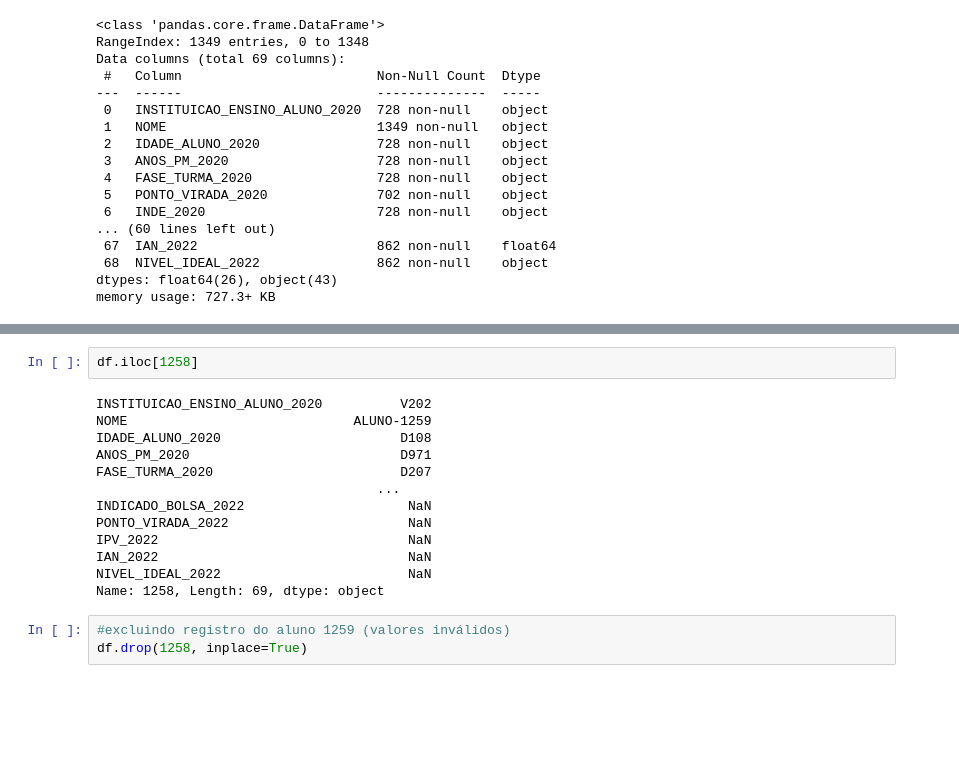
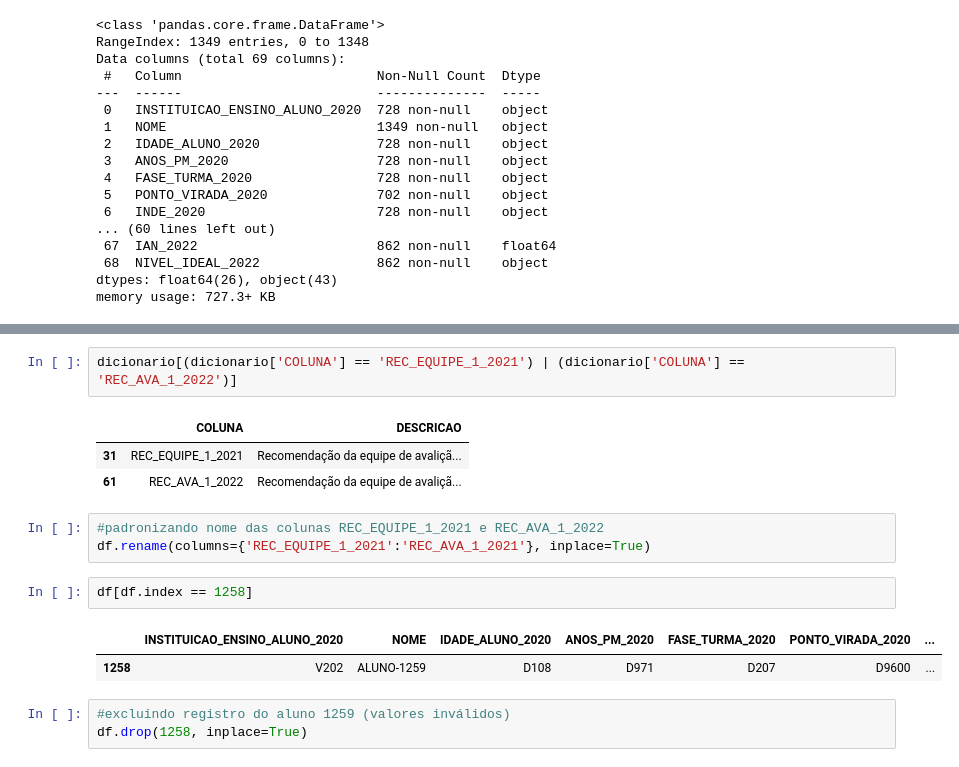
Before and after one commit to jorgeplatero/postech_techchallenge_fase_5, a Jupyter notebook: techchallenge_fase_5.ipynb, the cells around one changed output, grey strips where cells are left out. Cells and saved outputs as stored; diff of their text form; blank space fills up the shorter version.

```diff
--- a/techchallenge_fase_5.ipynb
+++ b/techchallenge_fase_5.ipynb
@@ -210,18 +236,17 @@ set(df.dtypes)
+# %%
+dicionario[(dicionario['COLUNA'] == 'REC_EQUIPE_1_2021') | (dicionario['COLUNA'] == 'REC_AVA_1_2022')]
+# %% [output]
+|  | COLUNA | DESCRICAO |
+| 31 | REC_EQUIPE_1_2021 | Recomendação da equipe de avaliçã... |
+| 61 | REC_AVA_1_2022 | Recomendação da equipe de avaliçã... |
+# %%
+#padronizando nome das colunas REC_EQUIPE_1_2021 e REC_AVA_1_2022
+df.rename(columns={'REC_EQUIPE_1_2021':'REC_AVA_1_2021'}, inplace=True)
 # %%
-df.iloc[1258]
+df[df.index == 1258]
 # %% [output]
-INSTITUICAO_ENSINO_ALUNO_2020          V202
-NOME                             ALUNO-1259
-IDADE_ALUNO_2020                       D108
-ANOS_PM_2020                           D971
-FASE_TURMA_2020                        D207
-                                    ...
-INDICADO_BOLSA_2022                     NaN
-PONTO_VIRADA_2022                       NaN
-IPV_2022                                NaN
-IAN_2022                                NaN
-NIVEL_IDEAL_2022                        NaN
-Name: 1258, Length: 69, dtype: object
+|  | INSTITUICAO_ENSINO_ALUNO_2020 | NOME | IDADE_ALUNO_2020 | ANOS_PM_2020 | FASE_TURMA_2020 | PONTO_VIRADA_2020 | ... |
+| 1258 | V202 | ALUNO-1259 | D108 | D971 | D207 | D9600 | ... |
 # %%
 #excluindo registro do aluno 1259 (valores inválidos)
 df.drop(1258, inplace=True)
```
Also changed, not shown: parts of 31 cells of this notebook, 1 other file.
